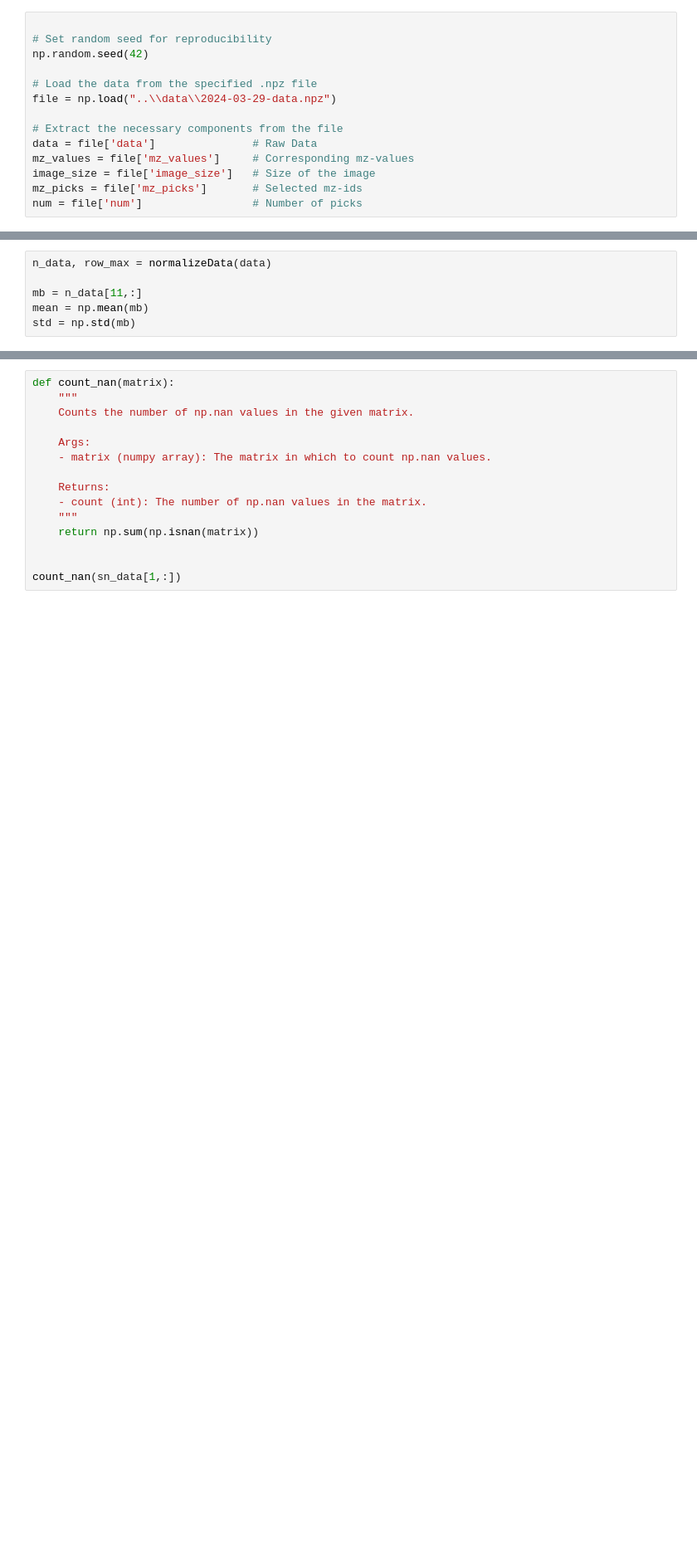
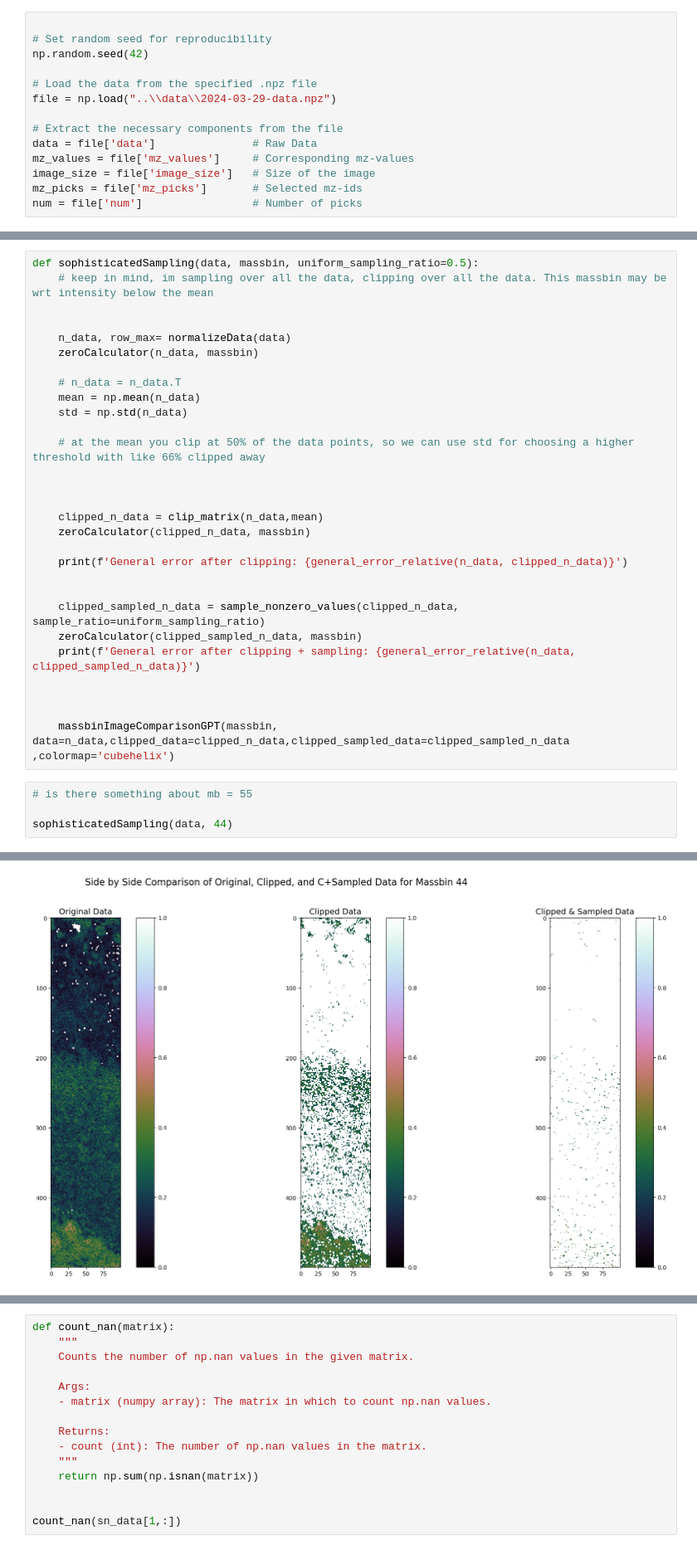
Before and after one commit to Kessius00/nn-s-matrix-fc, a Jupyter notebook: sampling/clipping.ipynb, the cells around one changed output, grey strips where cells are left out. Shown at 83% size. Drawn from its saved outputs; the diff is of its cells as text; blank space fills up the shorter version.

Commit message:
make one function in which to see the difference between matrices through sophisticated sampling process

```diff
--- a/sampling/clipping.ipynb
+++ b/sampling/clipping.ipynb
@@ -211,6 +179,0 @@ So, 99.962% are non-zero indices
-# %%
-n_data, row_max = normalizeData(data)
-
-mb = n_data[11,:]
-mean = np.mean(mb)
-std = np.std(mb)
@@ -239,0 +202,34 @@ Generated matrix has mean: 0.1691232981 and std: 0.0700911749
+# %%
+def sophisticatedSampling(data, massbin, uniform_sampling_ratio=0.5):
+    # keep in mind, im sampling over all the data, clipping over all the data. This massbin may be wrt intensity below the mean
+
+
+    n_data, row_max= normalizeData(data)
+    zeroCalculator(n_data, massbin)
+
+    # n_data = n_data.T
+    mean = np.mean(n_data)
+    std = np.std(n_data)
+
+    # at the mean you clip at 50% of the data points, so we can use std for choosing a higher threshold with like 66% clipped away
+
+
+
+    clipped_n_data = clip_matrix(n_data,mean)
+    zeroCalculator(clipped_n_data, massbin)
+
+    print(f'General error after clipping: {general_error_relative(n_data, clipped_n_data)}')
+
+
+    clipped_sampled_n_data = sample_nonzero_values(clipped_n_data, sample_ratio=uniform_sampling_ratio)
+    zeroCalculator(clipped_sampled_n_data, massbin)
+    print(f'General error after clipping + sampling: {general_error_relative(n_data, clipped_sampled_n_data)}')
+
+
+
+    massbinImageComparisonGPT(massbin, data=n_data,clipped_data=clipped_n_data,clipped_sampled_data=clipped_sampled_n_data ,colormap='cubehelix')
+# %%
+# is there something about mb = 55
+
+sophisticatedSampling(data, 44)
+# %% [output]
@@ -240,3 +244,4 @@ Generated matrix has mean: 0.1691232981 and std: 0.0700911749
+[figure, added]
 # %%
 print(p)
 print(clippedp)
```
Also changed, not shown: parts of 12 cells of this notebook.
